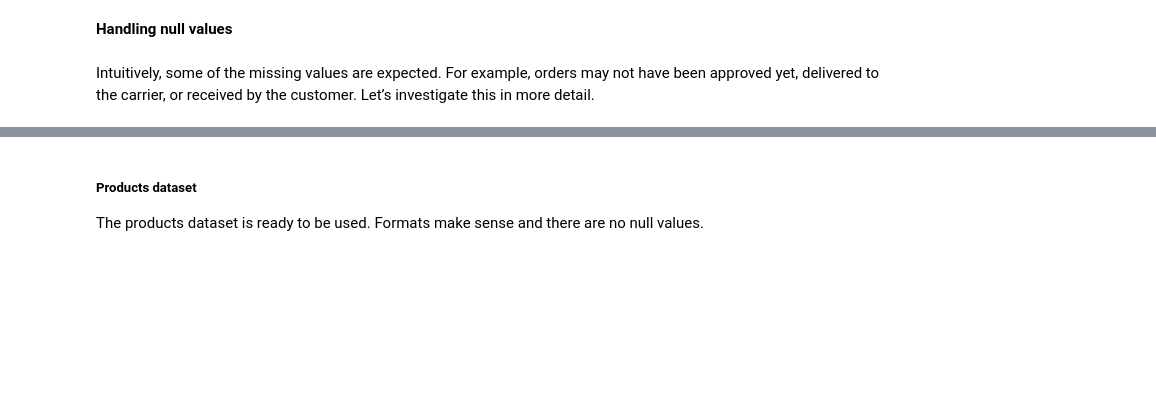
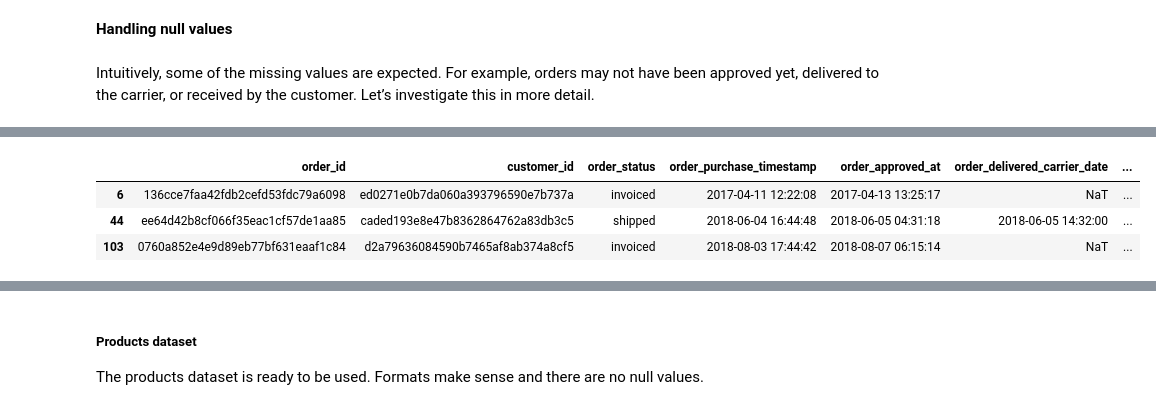
Before and after one commit to alfalfal/business_performance_analysis, a Jupyter notebook: EDA-and-modeling.ipynb, the cells around one changed output, grey strips where cells are left out. Drawn from its saved outputs; the diff is of its cells as text; code cells hidden in the pictures; blank space fills up the shorter version.

```diff
--- a/EDA-and-modeling.ipynb
+++ b/EDA-and-modeling.ipynb
@@ -229,0 +272,13 @@ Name: count, dtype: int64
+# %%
+# GENERATE A DATA FRAME WITH ALL ENTRIES CONTAINING AT LEAST A NULL VALUE
+
+orders_nulls = orders[orders.isnull().any(axis=1)]
+
+# DISPLAY TOP 3 ROWS OF THE NEWLY CREATED MISSING_DATA FRAME
+
+orders_nulls.head(3)
+# %% [output]
+|  | order_id | customer_id | order_status | order_purchase_timestamp | order_approved_at | order_delivered_carrier_date | ... |
+| 6 | 136cce7faa42fdb2cefd53fdc79a6098 | ed0271e0b7da060a393796590e7b737a | invoiced | 2017-04-11 12:22:08 | 2017-04-13 13:25:17 | NaT | ... |
+| 44 | ee64d42b8cf066f35eac1cf57de1aa85 | caded193e8e47b8362864762a83db3c5 | shipped | 2018-06-04 16:44:48 | 2018-06-05 04:31:18 | 2018-06-05 14:32:00 | ... |
+| 103 | 0760a852e4e9d89eb77bf631eaaf1c84 | d2a79636084590b7465af8ab374a8cf5 | invoiced | 2018-08-03 17:44:42 | 2018-08-07 06:15:14 | NaT | ... |
```
Also changed, not shown: parts of 28 cells of this notebook.
